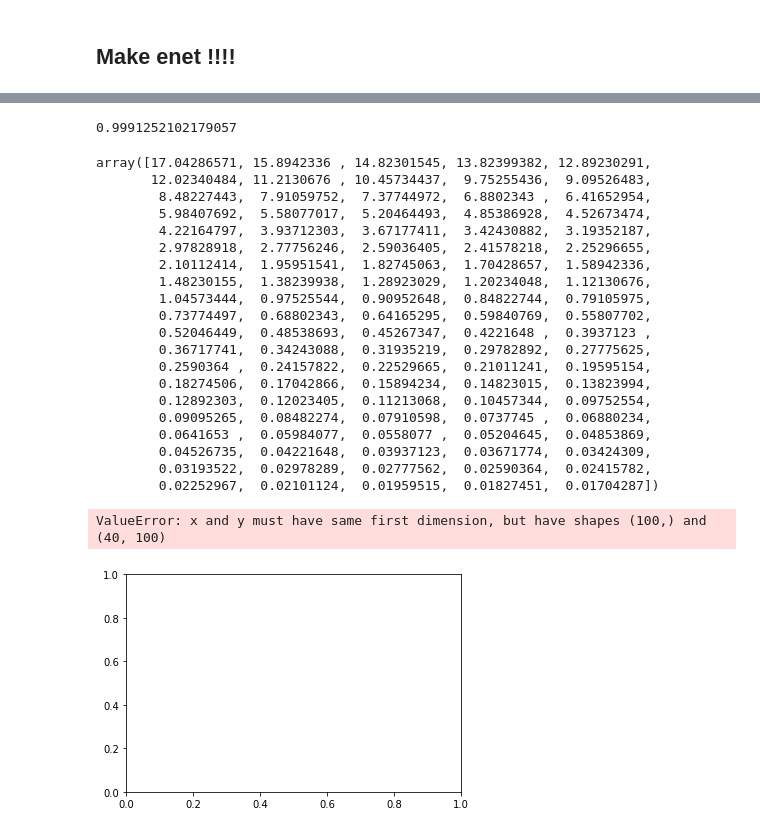
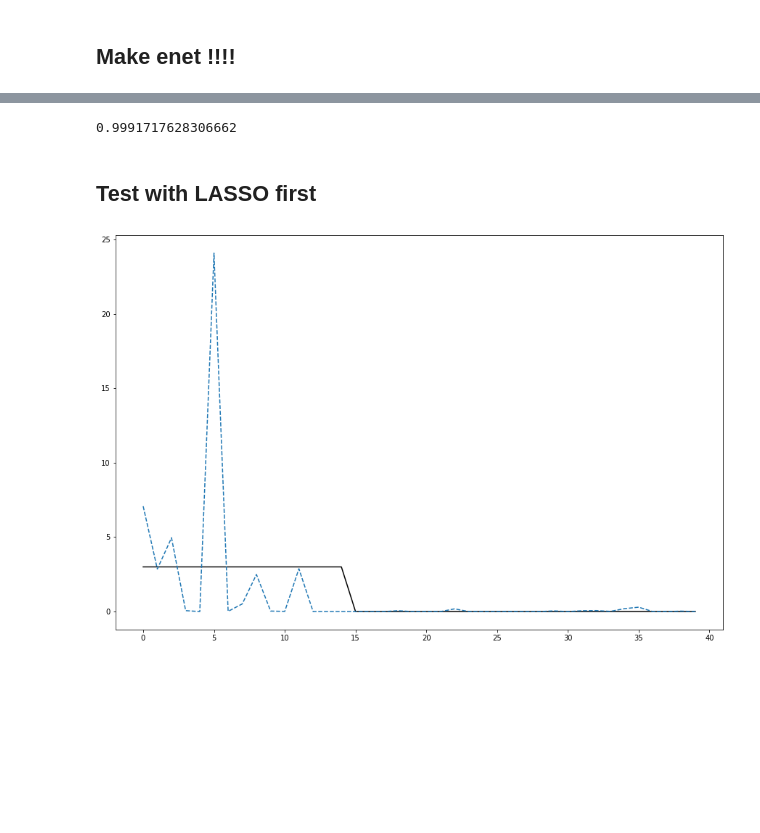
Before and after one commit to tanglef/Sparse_regul_bidual, a Jupyter notebook: draft/tests_Elastic_net.ipynb, the cells around one changed output, grey strips where cells are left out. Drawn from its saved outputs; the diff is of its cells as text; code cells hidden in the pictures; blank space fills up the shorter version.

```diff
--- a/draft/tests_Elastic_net.ipynb
+++ b/draft/tests_Elastic_net.ipynb
@@ -64,38 +76,31 @@ print(alph_best, lambd_best)
 eNet = ElasticNet(alpha=alph_best, l1_ratio=lambd_best, max_iter=10000, random_state=SEED)
 eNet.fit(X_train, y_train)
 print(eNet.score(X_test, y_test))
+alphas_enet, coefs_enet, _ = enet_path(
+    A, b, alpha=alph_best, l1_ratio=lambd_best, fit_intercept=False) #chose the best alpha
 # %% [output]
-0.9991252102179057
+0.9991717628306662
-# %%
-alphas_enet
-# %% [output]
-array([17.04286571, 15.8942336 , 14.82301545, 13.82399382, 12.89230291,
-       12.02340484, 11.2130676 , 10.45734437,  9.75255436,  9.09526483,
-        8.48227443,  7.91059752,  7.37744972,  6.8802343 ,  6.41652954,
-        5.98407692,  5.58077017,  5.20464493,  4.85386928,  4.52673474,
-        4.22164797,  3.93712303,  3.67177411,  3.42430882,  3.19352187,
-        2.97828918,  2.77756246,  2.59036405,  2.41578218,  2.25296655,
-        2.10112414,  1.95951541,  1.82745063,  1.70428657,  1.58942336,
-        1.48230155,  1.38239938,  1.28923029,  1.20234048,  1.12130676,
-        1.04573444,  0.97525544,  0.90952648,  0.84822744,  0.79105975,
-        0.73774497,  0.68802343,  0.64165295,  0.59840769,  0.55807702,
-        0.52046449,  0.48538693,  0.45267347,  0.4221648 ,  0.3937123 ,
-        0.36717741,  0.34243088,  0.31935219,  0.29782892,  0.27775625,
-        0.2590364 ,  0.24157822,  0.22529665,  0.21011241,  0.19595154,
-        0.18274506,  0.17042866,  0.15894234,  0.14823015,  0.13823994,
-        0.12892303,  0.12023405,  0.11213068,  0.10457344,  0.09752554,
-        0.09095265,  0.08482274,  0.07910598,  0.0737745 ,  0.06880234,
-        0.0641653 ,  0.05984077,  0.0558077 ,  0.05204645,  0.04853869,
-        0.04526735,  0.04221648,  0.03937123,  0.03671774,  0.03424309,
-        0.03193522,  0.02978289,  0.02777562,  0.02590364,  0.02415782,
-        0.02252967,  0.02101124,  0.01959515,  0.01827451,  0.01704287])
-# %%
-alphas_enet, coefs_enet, _ = enet_path(
-    A, b, alpha=alph_best, l1_ratio=lambd_best, fit_intercept=False)
-neg_log_alphas_enet = -np.log10(alphas_enet)
-plt.figure()
-for coef in coefs_enet:
-    plt.plot(neg_log_alphas_enet, coefs_enet, linestyle='--')
-# %% [output]
-ValueError: x and y must have same first dimension, but have shapes (100,) and (40, 100)
-[figure, removed]
+# %% [markdown]
+## Test with LASSO first
+# %%
+alpha_max = 1
+n_alphas = 30
+eps = 1e-7
+
+alphas = np.logspace(np.log10(alpha_max), np.log10(alpha_max * eps),
+                     num=n_alphas)
+_, x_lasso, _ = lasso_path(A, b, alphas=alphas, fit_intercept=False,
+                               return_models=False)
+
+coef_lslasso, index_lslasso = LSLassoCV(A, b, alphas, cv=5, max_iter=100000,
+                                        tol=1e-7, fit_intercept=False)
+# %%
+fig = plt.figure(figsize=(15,10))
+ax = fig.add_subplot(111)
+ax.plot(x_true, 'k', label="True signal")
+ax.plot(x_lasso[:, index_lslasso], '--', label="Lasso")
+#ax.plot(coefs_enet, '--', label="enet")
+
+plt.show()
+# %% [output]
+[figure, added]
```
Also changed, not shown: parts of 6 cells of this notebook, 3 other files.
